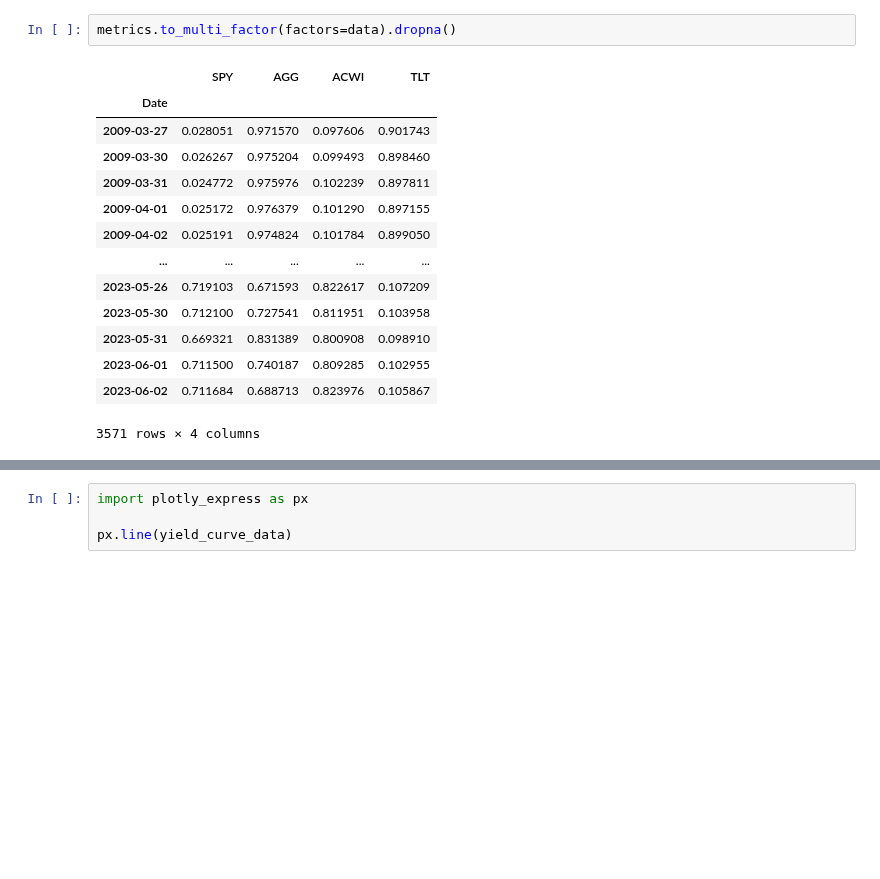
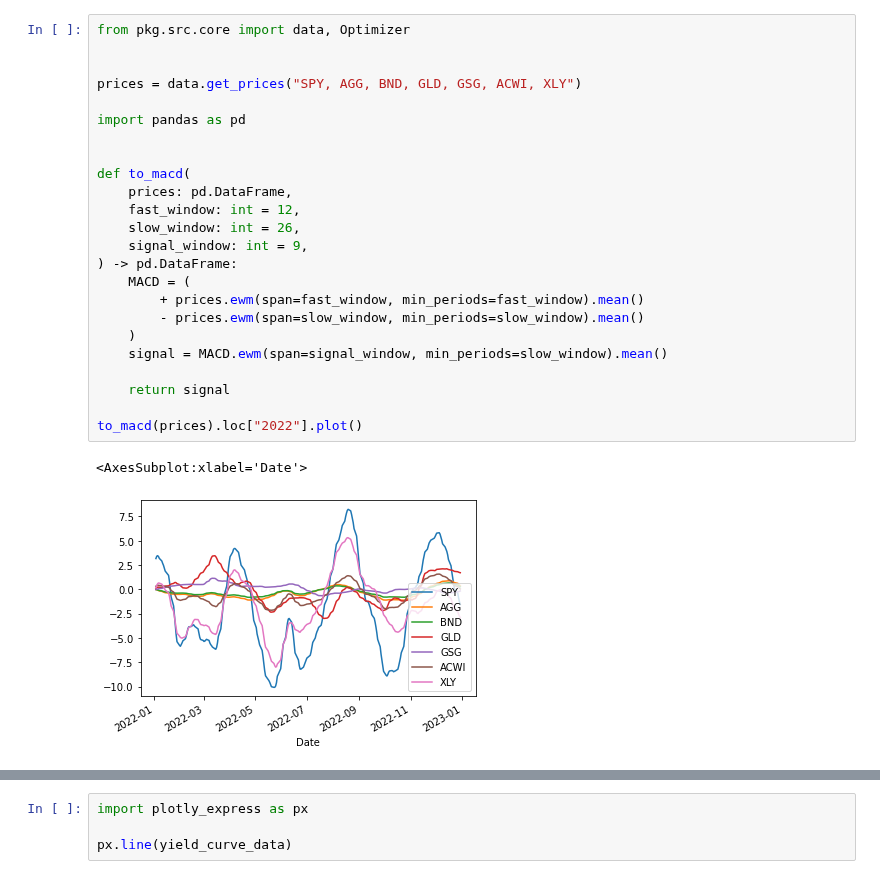
Before and after one commit to HTF1125/RobertLab, a Jupyter notebook: test.ipynb, the cells around one changed output, grey strips where cells are left out. Saved outputs shown, nothing was run; the diff lists cells and outputs as text; blank space fills up the shorter version.

```diff
--- a/test.ipynb
+++ b/test.ipynb
@@ -42,17 +1,27 @@ feature.multi_factors(tickers=tickers, features=[feature.price_momentum_12m, fea
-# %%
-metrics.to_multi_factor(factors=data).dropna()
-# %% [output]
-|  | SPY | AGG | ACWI | TLT |
-| Date |  |  |  |  |
-| 2009-03-27 | 0.028051 | 0.971570 | 0.097606 | 0.901743 |
-| 2009-03-30 | 0.026267 | 0.975204 | 0.099493 | 0.898460 |
-| 2009-03-31 | 0.024772 | 0.975976 | 0.102239 | 0.897811 |
-| 2009-04-01 | 0.025172 | 0.976379 | 0.101290 | 0.897155 |
-| 2009-04-02 | 0.025191 | 0.974824 | 0.101784 | 0.899050 |
-| ... | ... | ... | ... | ... |
-| 2023-05-26 | 0.719103 | 0.671593 | 0.822617 | 0.107209 |
-| 2023-05-30 | 0.712100 | 0.727541 | 0.811951 | 0.103958 |
-| 2023-05-31 | 0.669321 | 0.831389 | 0.800908 | 0.098910 |
-| 2023-06-01 | 0.711500 | 0.740187 | 0.809285 | 0.102955 |
-| 2023-06-02 | 0.711684 | 0.688713 | 0.823976 | 0.105867 |
-3571 rows × 4 columns
+# %%
+from pkg.src.core import data, Optimizer
+
+
+prices = data.get_prices("SPY, AGG, BND, GLD, GSG, ACWI, XLY")
+
+import pandas as pd
+
+
+def to_macd(
+    prices: pd.DataFrame,
+    fast_window: int = 12,
+    slow_window: int = 26,
+    signal_window: int = 9,
+) -> pd.DataFrame:
+    MACD = (
+        + prices.ewm(span=fast_window, min_periods=fast_window).mean()
+        - prices.ewm(span=slow_window, min_periods=slow_window).mean()
+    )
+    signal = MACD.ewm(span=signal_window, min_periods=slow_window).mean()
+
+    return signal
+
+to_macd(prices).loc["2022"].plot()
+# %% [output]
+<AxesSubplot:xlabel='Date'>
+[figure, added]
```
Also changed, not shown: parts of 11 cells of this notebook, 4 other files.
